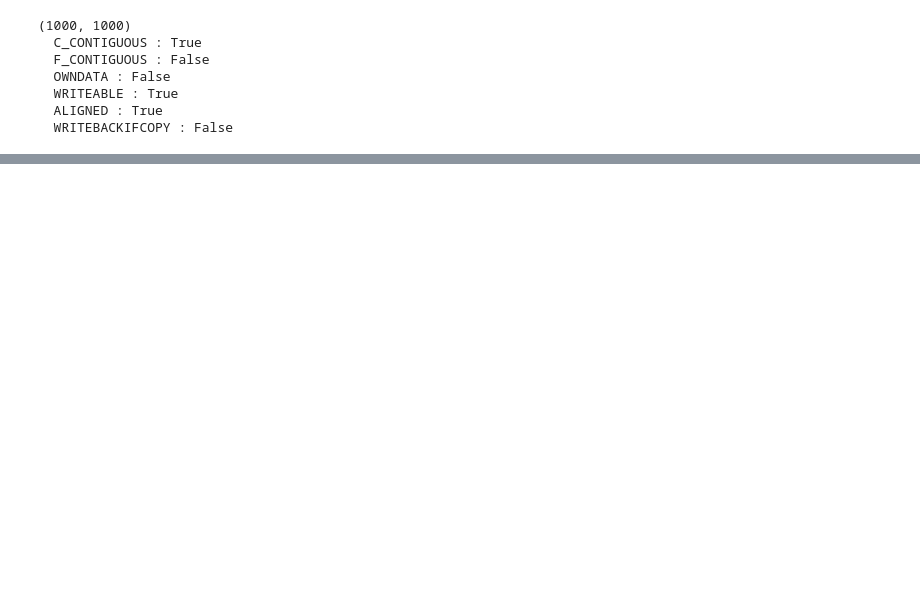
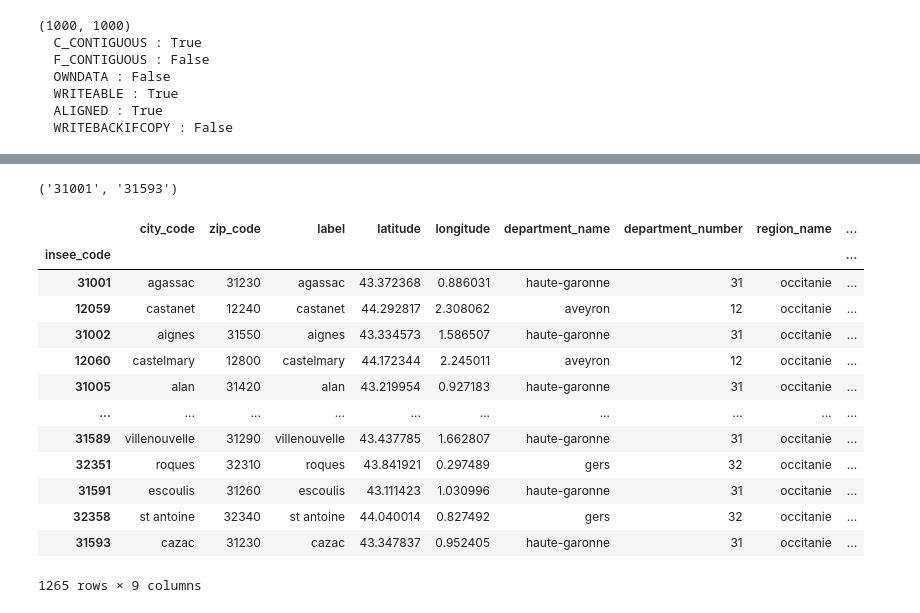
Before and after one commit to matthcol/pythonperf202312b, a Jupyter notebook: notebook1.ipynb, the cells around one changed output, grey strips where cells are left out. Drawn from its saved outputs; the diff is of its cells as text; code cells hidden in the pictures; blank space fills up the shorter version.

```diff
--- a/notebook1.ipynb
+++ b/notebook1.ipynb
@@ -1137,0 +1174,3 @@ array([[ 5.38620603,  8.11377451, 11.38337211,  9.6508103 ,  8.12797394,
+# %%
+dfCitiesFrInsee = dfCitiesFr.set_index('insee_code')
+dfCitiesFrInsee.head(2)
@@ -1137,0 +1231,22 @@ array([[ 5.38620603,  8.11377451, 11.38337211,  9.6508103 ,  8.12797394,
+# %%
+inseeCode31.min(), inseeCode31.max()
+# %% [output]
+('31001', '31593')
+# %%
+# NB: min and max values MUST exists in df (only for str type)
+dfCitiesFrInsee.loc['31001':'31593']
+# %% [output]
+|  | city_code | zip_code | label | latitude | longitude | department_name | department_number | region_name | ... |
+| insee_code |  |  |  |  |  |  |  |  | ... |
+| 31001 | agassac | 31230 | agassac | 43.372368 | 0.886031 | haute-garonne | 31 | occitanie | ... |
+| 12059 | castanet | 12240 | castanet | 44.292817 | 2.308062 | aveyron | 12 | occitanie | ... |
+| 31002 | aignes | 31550 | aignes | 43.334573 | 1.586507 | haute-garonne | 31 | occitanie | ... |
+| 12060 | castelmary | 12800 | castelmary | 44.172344 | 2.245011 | aveyron | 12 | occitanie | ... |
+| 31005 | alan | 31420 | alan | 43.219954 | 0.927183 | haute-garonne | 31 | occitanie | ... |
+| ... | ... | ... | ... | ... | ... | ... | ... | ... | ... |
+| 31589 | villenouvelle | 31290 | villenouvelle | 43.437785 | 1.662807 | haute-garonne | 31 | occitanie | ... |
+| 32351 | roques | 32310 | roques | 43.841921 | 0.297489 | gers | 32 | occitanie | ... |
+| 31591 | escoulis | 31260 | escoulis | 43.111423 | 1.030996 | haute-garonne | 31 | occitanie | ... |
+| 32358 | st antoine | 32340 | st antoine | 44.040014 | 0.827492 | gers | 32 | occitanie | ... |
+| 31593 | cazac | 31230 | cazac | 43.347837 | 0.952405 | haute-garonne | 31 | occitanie | ... |
+1265 rows × 9 columns
```
Also changed, not shown: parts of 37 cells of this notebook, 4 other files.
